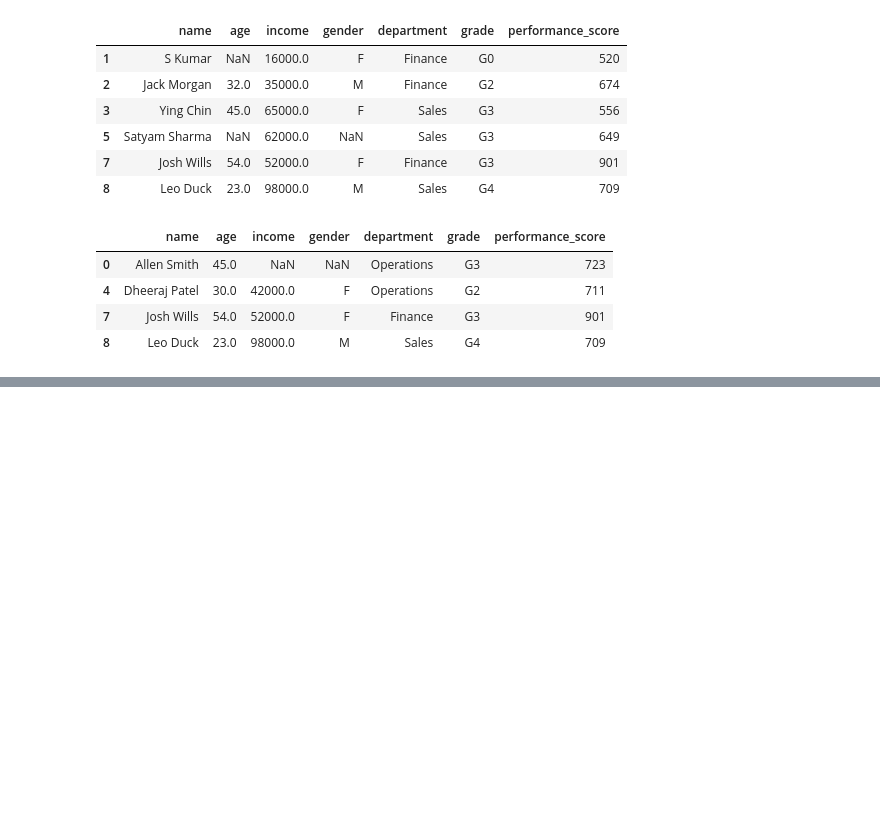
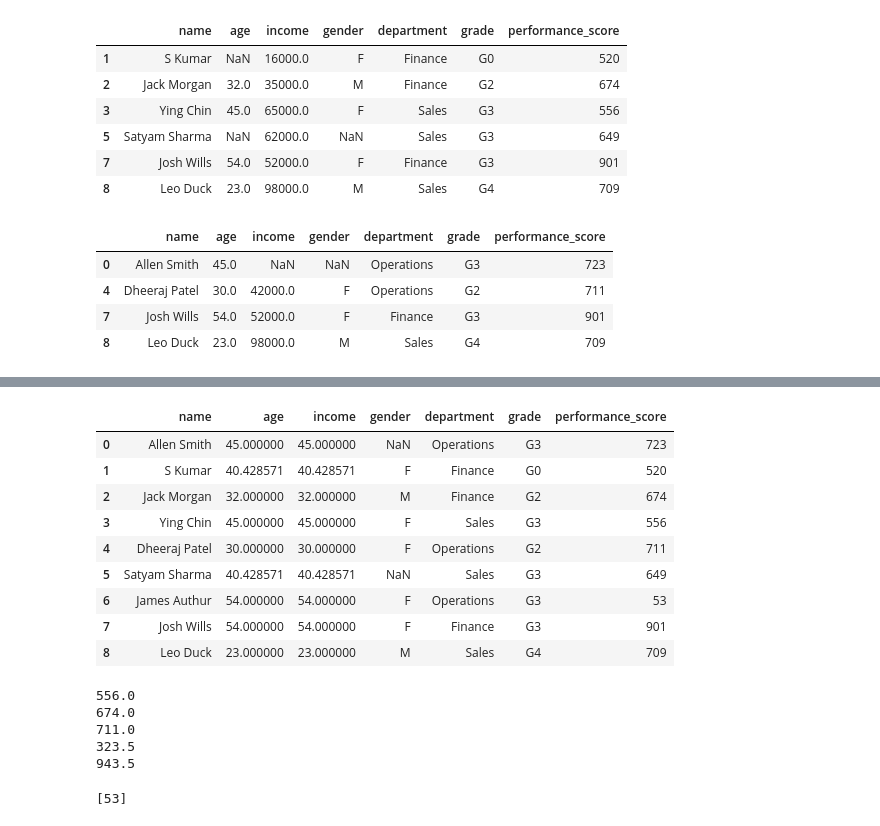
Before and after one commit to gemara/data_analyst, a Jupyter notebook: Assignment23.ipynb, the cells around one changed output, grey strips where cells are left out. Cells and saved outputs as stored; diff of their text form; code cells hidden in the pictures; blank space fills up the shorter version.

```diff
--- a/Assignment23.ipynb
+++ b/Assignment23.ipynb
@@ -264,0 +297,42 @@ data[data.performance_score >= 700]
+# %%
+data['income'] = data.age.fillna(data.income.mean())
+data
+# %% [output]
+|  | name | age | income | gender | department | grade | performance_score |
+| 0 | Allen Smith | 45.000000 | 45.000000 | NaN | Operations | G3 | 723 |
+| 1 | S Kumar | 40.428571 | 40.428571 | F | Finance | G0 | 520 |
+| 2 | Jack Morgan | 32.000000 | 32.000000 | M | Finance | G2 | 674 |
+| 3 | Ying Chin | 45.000000 | 45.000000 | F | Sales | G3 | 556 |
+| 4 | Dheeraj Patel | 30.000000 | 30.000000 | F | Operations | G2 | 711 |
+| 5 | Satyam Sharma | 40.428571 | 40.428571 | NaN | Sales | G3 | 649 |
+| 6 | James Authur | 54.000000 | 54.000000 | F | Operations | G3 | 53 |
+| 7 | Josh Wills | 54.000000 | 54.000000 | F | Finance | G3 | 901 |
+| 8 | Leo Duck | 23.000000 | 23.000000 | M | Sales | G4 | 709 |
+# %%
+q1 = np.percentile(data['performance_score'], 25)
+q2 = np.percentile(data['performance_score'], 50)
+q3 = np.percentile(data['performance_score'], 75)
+
+print(q1)
+print(q2)
+print(q3)
+
+iqr = q3 - q1 #Interquartile Range
+
+lower_bound = q1 - 1.5 * iqr
+upper_bound = q3 + 1.5 * iqr
+
+print(lower_bound)
+print(upper_bound)
+# %% [output]
+556.0
+674.0
+711.0
+323.5
+943.5
+# %%
+outlier = [x for x in data['performance_score'] if x < lower_bound or x > upper_bound]
+
+print(outlier)
+# %% [output]
+[53]
```
Also changed, not shown: parts of 9 cells of this notebook, 1 other file.
